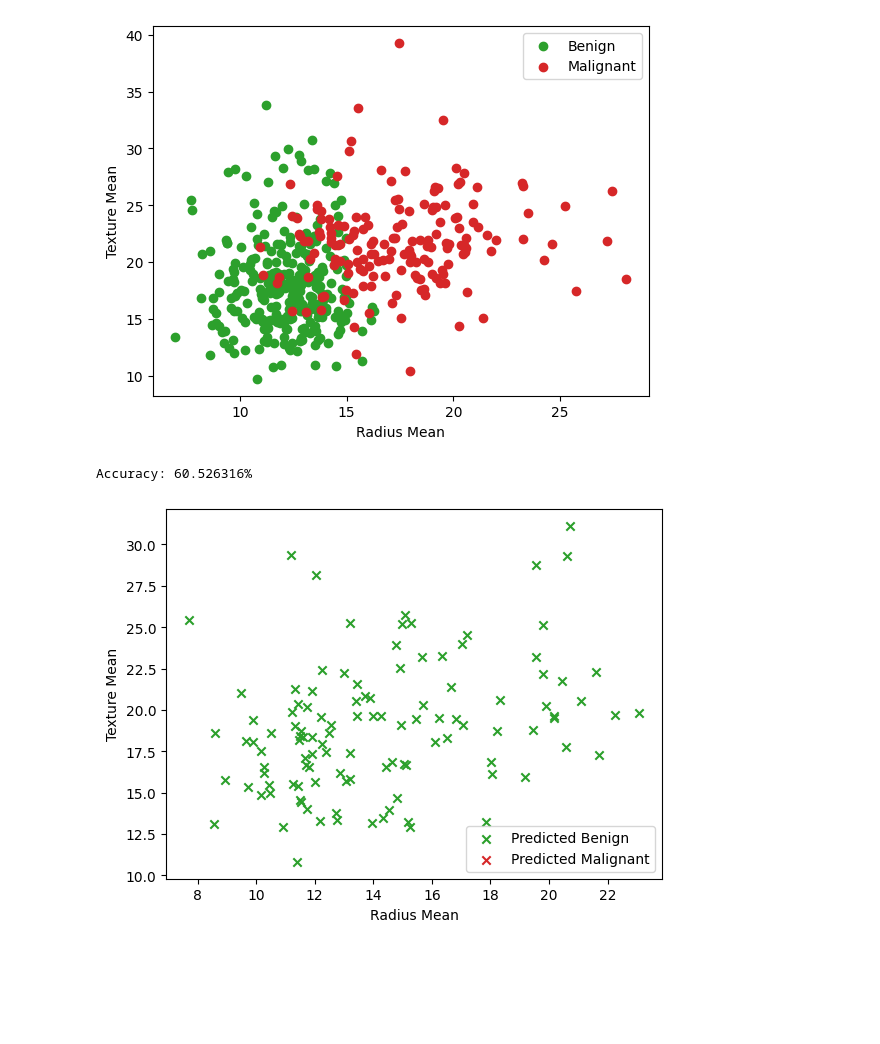
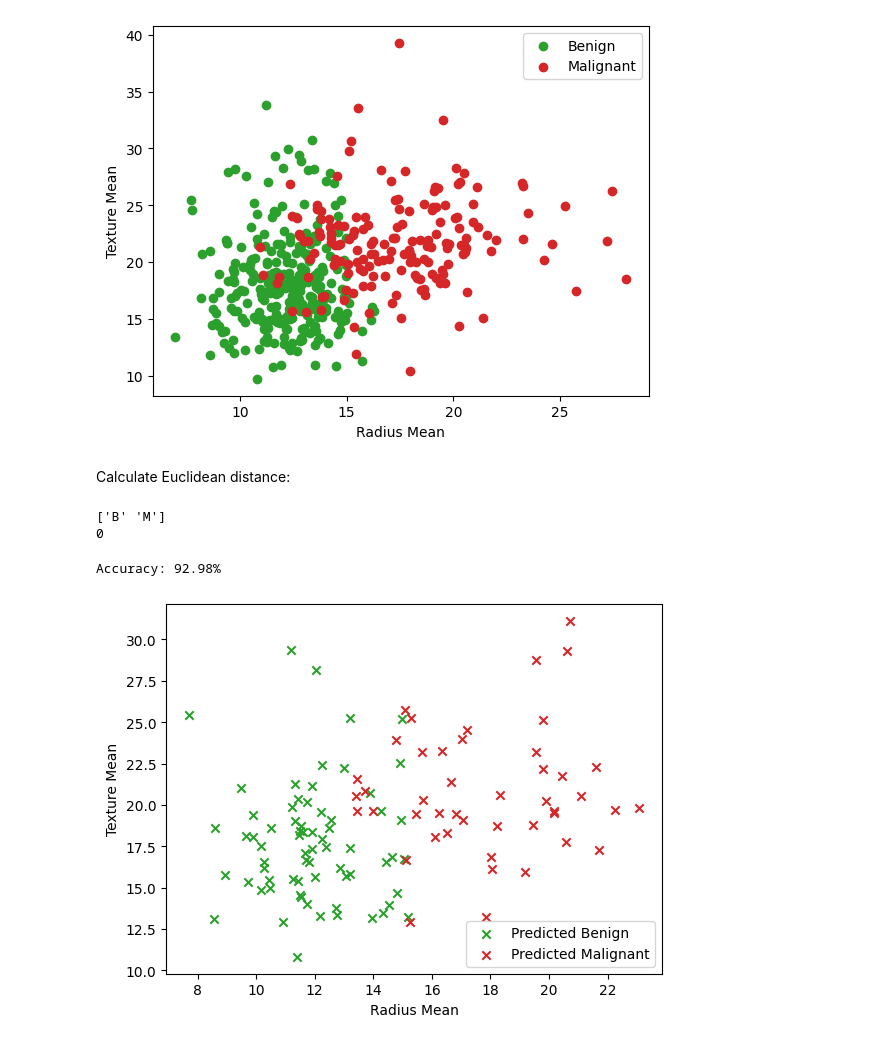
Before and after one commit to IreneGallini/ML-algorithms-from-scratch, a Jupyter notebook: K-Nearest Neighbor (KNN)/KNN.ipynb, the cells around one changed output. Cells and saved outputs as stored; diff of their text form; code cells hidden in the pictures; blank space fills up the shorter version.

```diff
--- a/K-Nearest Neighbor (KNN)/KNN.ipynb
+++ b/K-Nearest Neighbor (KNN)/KNN.ipynb
@@ -7,7 +9,9 @@ from sklearn.model_selection import train_test_split
 # %%
-data = pd.read_csv('data.csv')
+data = pd.read_csv("data.csv")
+X = data.drop(columns=['id', 'diagnosis'])  # input feature values for each tumor
+X = X.apply(pd.to_numeric, errors='coerce')  # convert everything possible to numbers
+X = X.fillna(0).values                       # replace NaN with 0
 
-x=data.drop(columns=['id', 'diagnosis']).values
-y=data['diagnosis'].values
+y = data['diagnosis'].values # actual class labels
 
-x_train, x_test, y_train, y_test = train_test_split(x,y, test_size=0.2 , random_state=2)
+X_train, X_test, y_train, y_test = train_test_split(X, y, test_size=0.2, random_state=2)
@@ -20,24 +26,33 @@ plt.legend()
 plt.show()
 # %% [output]
 [figure]
+# %% [markdown]
+Calculate Euclidean distance:
 # %%
-def euclidean_distance(x1,x2):
-    return np.sqrt(np.sum(x2-x1)**2)
+def euclidean_distance(a, b):
+    return np.sqrt(np.sum((b - a) ** 2))
+# %%
+print(np.unique(y))  # What do you actually see?
+print(np.isnan(X).sum())  # Should be 0
+# %% [output]
+['B' 'M']
+0
 # %%
 class KNN:
-    def __init__(self, k):
+    def __init__(self, k): # Set number of neighbors k we want to consider
         self.k = k
 
-    def fit(self, X, y):
-        self.x_train = X
+    def fit(self, X, y): # Training phase - > store training data
+        self.X_train = X
         self.y_train = y
 
-    def predict(self, new_points):
+    def predict(self, new_points): # Prediction phase - > predict class for new points
         predictions = [self.predict_class(new_point) for new_point in new_points]
         return np.array(predictions)
 
-    def predict_class(self, new_point):
-        distances = [euclidean_distance(point, new_point) for point in self.x_train]
+    def predict_class(self, new_point): # Takes in single point and predicts its class based on nearest neighbors
+        distances = [euclidean_distance(point, new_point) for point in self.X_train]
+
         k_nearest_indices = np.argsort(distances)[:self.k]
         k_nearest_labels = [self.y_train[i] for i in k_nearest_indices]
 
@@ -45,19 +60,22 @@ class KNN:
 
         return most_common
 # %%
-knn=KNN(7)
-knn.fit(x_train, y_train)
-predictions = knn.predict(x_test)
-accuracy=np.mean(predictions==y_test)*100
-print(f"Accuracy: {accuracy:>2f}%")
+knn = KNN(7)
+knn.fit(X_train, y_train)
+predictions = knn.predict(X_test)
+accuracy = np.mean(predictions == y_test) * 100
+print(f"Accuracy: {accuracy:.2f}%")
 # %% [output]
-Accuracy: 60.526316%
+Accuracy: 92.98%
 # %%
-plt.scatter(x_test[predictions=='B',0],x_test[predictions=='B',1],color='tab:green', label='Predicted Benign', marker='x')
-plt.scatter(x_test[predictions=='M',0],x_test[predictions=='M',1],color='tab:red',label='Predicted Malignant', marker='x')
+mask_B = predictions == 'B'
+mask_M = predictions == 'M'
+
+plt.scatter(X_test[mask_B, 0], X_test[mask_B, 1], color='tab:green', label='Predicted Benign', marker='x')
+plt.scatter(X_test[mask_M, 0], X_test[mask_M, 1], color='tab:red', label='Predicted Malignant', marker='x')
 plt.xlabel('Radius Mean')
 plt.ylabel('Texture Mean')
 plt.legend()
 plt.show()
 # %% [output]
-[figure, old version]
+[figure, new version]
```
Also changed, not shown: parts of 3 cells of this notebook.
